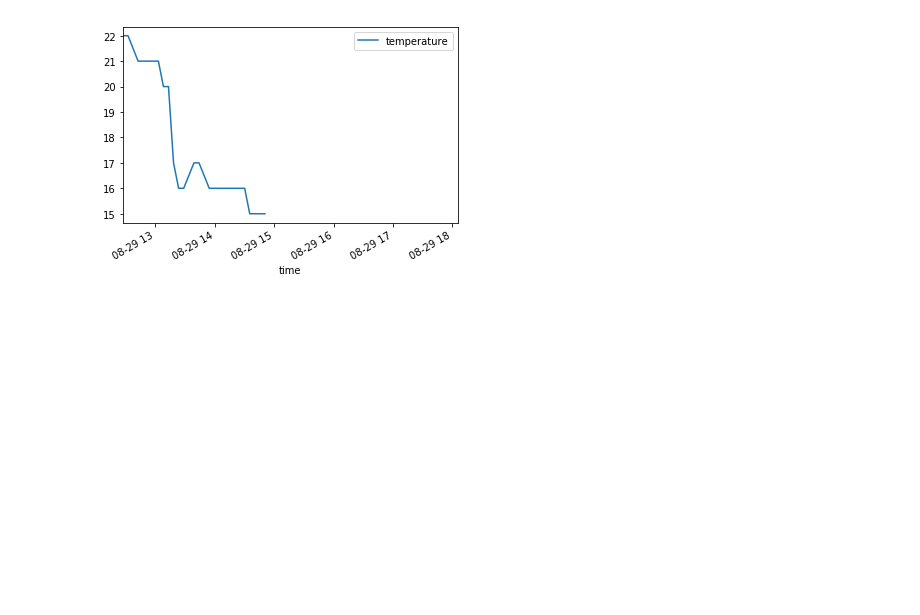
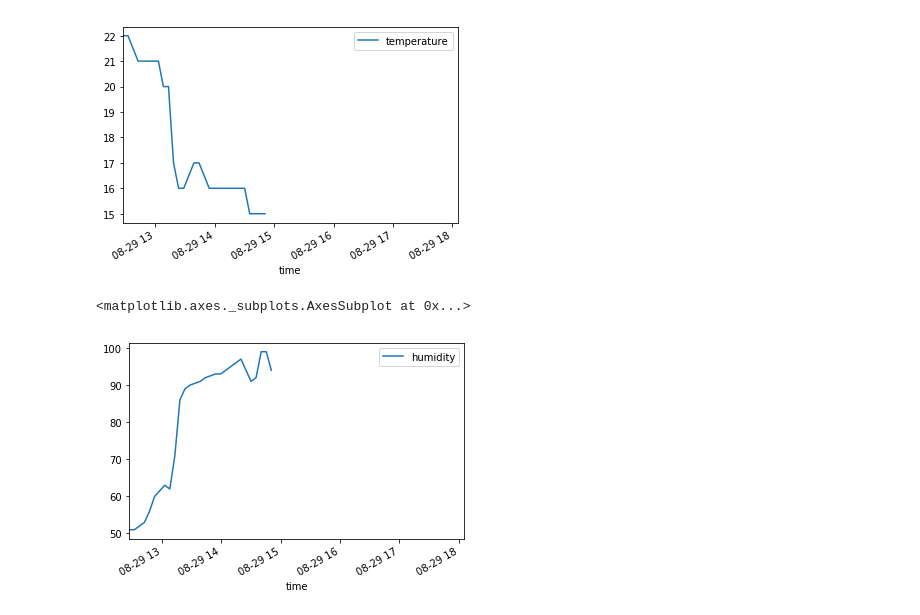
Before and after one commit to ciiram/nyeri-coffee, a Jupyter notebook: notebooks/coffee_sensors.ipynb, the cells around one changed output. Cells and saved outputs as stored; diff of their text form; code cells hidden in the pictures; blank space fills up the shorter version.

```diff
--- a/notebooks/coffee_sensors.ipynb
+++ b/notebooks/coffee_sensors.ipynb
@@ -111,2 +107,5 @@ df_greenhouse_0601 = df_greenhouse.loc[timerange]
 # %%
-df_greenhouse_0601.groupby('dev_id').plot(x='time', y='moisture')
+df_greenhouse.plot(x='time', y='humidity')
+# %% [output]
+<matplotlib.axes._subplots.AxesSubplot at 0x...>
+[figure, added]
```
Also changed, not shown: parts of 1 cell of this notebook.
